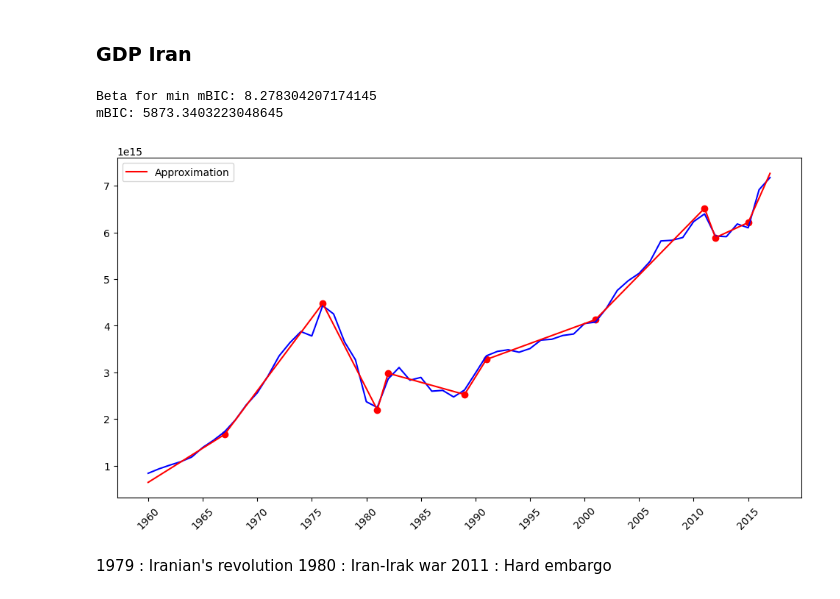
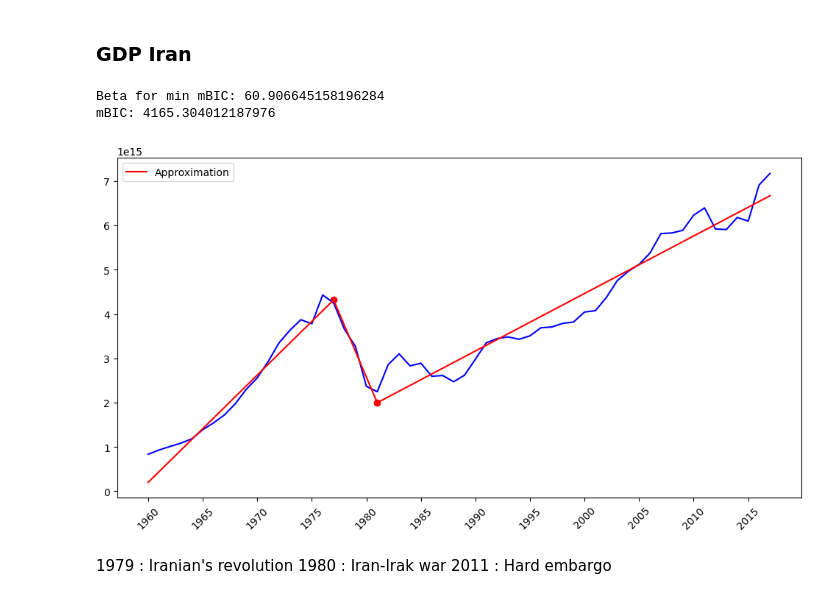
Before and after one commit to QMoayedpour/CPD_MVA, a Jupyter notebook: ntbk/main.ipynb, the cells around one changed output. Saved outputs shown, nothing was run; the diff lists cells and outputs as text; code cells hidden in the pictures.

```diff
--- a/ntbk/main.ipynb
+++ b/ntbk/main.ipynb
@@ -288,22 +360,22 @@ BIC:  2932.3878208937476
 # %%
 ### Loading the data...
 with open("../data/gdp_iran.json", "r") as file:
     data = json.load(file)
 
 gdp_iran = np.array(data["series"][0]["raw"])
 idxs = np.array(data["time"]["raw"])
 ###
 sigma = median_abs_deviation(np.diff(gdp_iran))
 
 
 h = LogCost(1)
 
-detector = CPOP(gdp_iran, sigma, beta, h, idxs=idxs)
+detector = CPOP(gdp_iran, sigma,h=h, idxs=idxs)
 detector.compute_max_criterion(beta_range=np.linspace(0.5, 20, 39), log_n=True, upd_sigma=True, verbose=True, reset_sigma=False, criterion="mBIC", noticks=False)
 # %% [output]
-Beta for min mBIC: 8.278304207174145
-mBIC: 5873.3403223048645
+Beta for min mBIC: 60.906645158196284
+mBIC: 4165.304012187976
-[figure, old version]
+[figure, new version]
 # %% [markdown]
 1979 : Iranian's revolution
 1980 : Iran-Irak war
```
Also changed, not shown: parts of 18 cells of this notebook, 2 other files.
